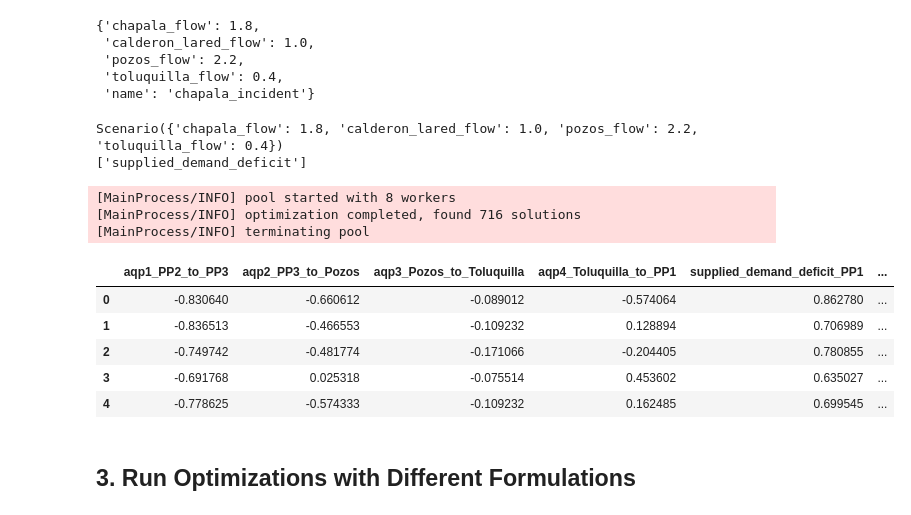
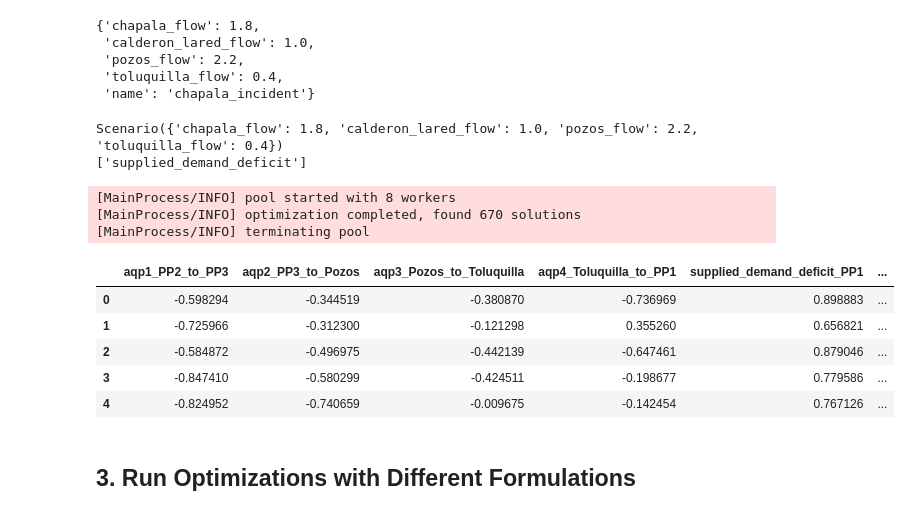
Before and after one commit to arielgoldin/GDL_Aquapheric_Policies, a Jupyter notebook: 2_optimization_formulations.ipynb, the cells around one changed output. Saved outputs shown, nothing was run; the diff lists cells and outputs as text; code cells hidden in the pictures.

```diff
--- a/2_optimization_formulations.ipynb
+++ b/2_optimization_formulations.ipynb
@@ -87,40 +87,40 @@ scenario
 from AMG_optimization import run_optimization, run_optimization_int
 
 
 
 
 # Model Parameters
-n_nfe = 10000
+n_nfe = 50000
 epsilon = 0.04
 seed = 1
 flows = ["chapala_flow", "calderon_lared_flow", "pozos_flow", "toluquilla_flow"]
 
 
 '''results  = run_optimization_old(experiment_name=experiment_name,
                                 justice_outcomes=justice_outcomes, performance_outcomes=performance_outcomes, other_outcomes=other_outcomes,
                  n_nfe = n_nfe, epsilon = epsilon, seed = seed,
                  scenario=scenario, model_function= AMG_model_function_old,
                  restriction = True)'''
 
 results  = run_optimization(experiment_name=experiment_name,
                  outcomes= all_outcomes,
                  n_nfe = n_nfe, epsilon = epsilon, seed = seed,
                  scenario=scenario, scenario_name=scenario_name,model_function= AMG_model_function,
                  restriction = True)
 
 results.head()
 # %% [output]
 Scenario({'chapala_flow': 1.8, 'calderon_lared_flow': 1.0, 'pozos_flow': 2.2, 'toluquilla_flow': 0.4})
 ['supplied_demand_deficit']
 [MainProcess/INFO] pool started with 8 workers
-[MainProcess/INFO] optimization completed, found 716 solutions
+[MainProcess/INFO] optimization completed, found 670 solutions
 [MainProcess/INFO] terminating pool
 |  | aqp1_PP2_to_PP3 | aqp2_PP3_to_Pozos | aqp3_Pozos_to_Toluquilla | aqp4_Toluquilla_to_PP1 | supplied_demand_deficit_PP1 | ... |
-| 0 | -0.830640 | -0.660612 | -0.089012 | -0.574064 | 0.862780 | ... |
-| 1 | -0.836513 | -0.466553 | -0.109232 | 0.128894 | 0.706989 | ... |
-| 2 | -0.749742 | -0.481774 | -0.171066 | -0.204405 | 0.780855 | ... |
-| 3 | -0.691768 | 0.025318 | -0.075514 | 0.453602 | 0.635027 | ... |
-| 4 | -0.778625 | -0.574333 | -0.109232 | 0.162485 | 0.699545 | ... |
+| 0 | -0.598294 | -0.344519 | -0.380870 | -0.736969 | 0.898883 | ... |
+| 1 | -0.725966 | -0.312300 | -0.121298 | 0.355260 | 0.656821 | ... |
+| 2 | -0.584872 | -0.496975 | -0.442139 | -0.647461 | 0.879046 | ... |
+| 3 | -0.847410 | -0.580299 | -0.424511 | -0.198677 | 0.779586 | ... |
+| 4 | -0.824952 | -0.740659 | -0.009675 | -0.142454 | 0.767126 | ... |
 # %% [markdown]
 ## 3. Run Optimizations with Different Formulations
 # %%
```
Also changed, not shown: parts of 6 cells of this notebook, 16 other files.
